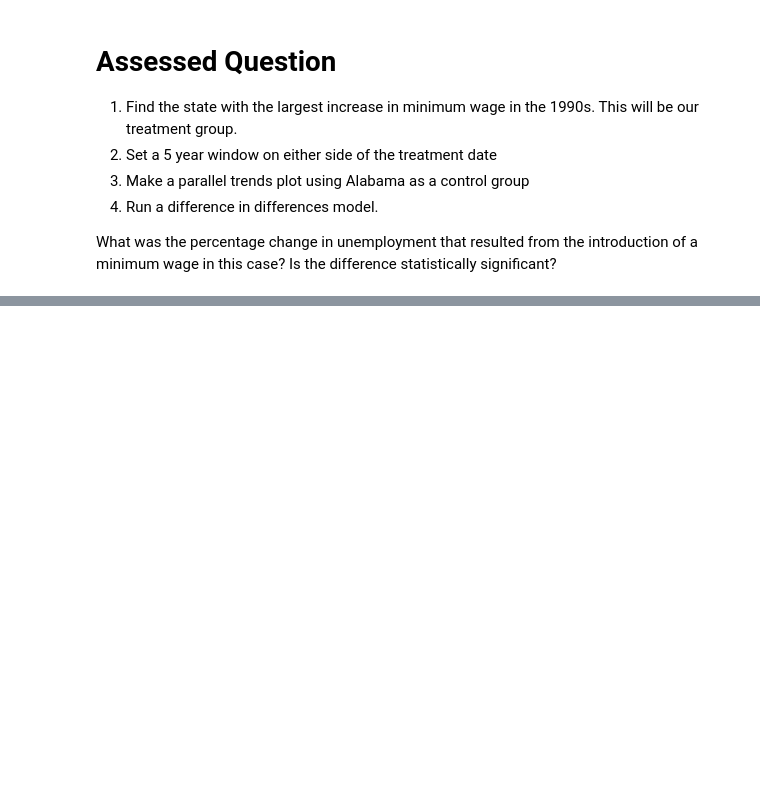
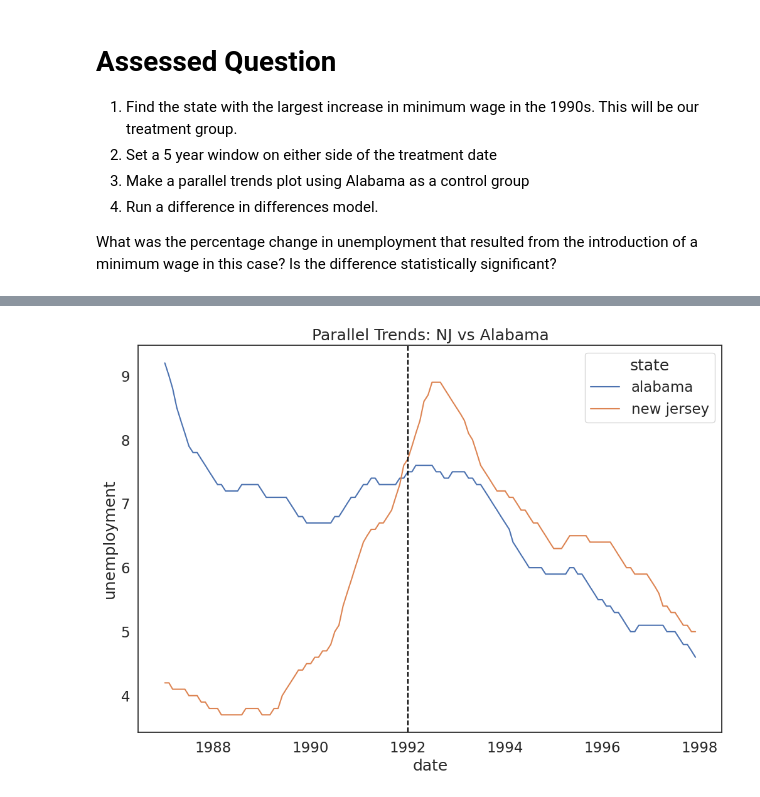
Before and after one commit to skyleranderson05/QM2, a Jupyter notebook: W8_Distributions_and_Basic_Statistics.ipynb, the cells around one changed output, grey strips where cells are left out. Cells and saved outputs as stored; diff of their text form; code cells hidden in the pictures; blank space fills up the shorter version.

```diff
--- a/W8_Distributions_and_Basic_Statistics.ipynb
+++ b/W8_Distributions_and_Basic_Statistics.ipynb
@@ -334,3 +334,15 @@ How do you think this affects our conclusion?
 4. Run a difference in differences model.
 
 What was the percentage change in unemployment that resulted from the introduction of a minimum wage in this case? Is the difference statistically significant?
+# %%
+df_s = pd.read_csv('https://storage.googleapis.com/qm2/wk10/state_data.csv', parse_dates=['date'])
+
+nineties = df_s[(df_s['date'] >= '1990-01-01') & (df_s['date'] <= '1999-12-31')]
+
+mw_change = (
+    nineties.groupby(['state', nineties['date'].dt.year])['minwage'].mean()
+    .groupby('state').agg(['min', 'max'])
+)
+
+mw_change['increase'] = mw_change['max'] - mw_change['min']
+mw_change.sort_values('increase', ascending=False)
@@ -336,0 +368,17 @@ What was the percentage change in unemployment that resulted from the introducti
+# %%
+did = df_s[
+    (df_s['date'] >= '1987-01-01') &
+    (df_s['date'] <= '1997-12-31') &
+    (df_s['state'].isin(['new jersey', 'alabama']))
+]
+
+did['post'] = np.where(did['date'] >= '1992-01-01', 1, 0)
+did['treatment'] = np.where(did['state'] == 'new jersey', 1, 0)
+did['post_treatment'] = did['post'] * did['treatment']
+# %%
+sns.lineplot(data=did, x='date', y='unemployment', hue='state')
+plt.axvline(pd.to_datetime('1992-01-01'), color='black', linestyle='dashed')
+plt.title("Parallel Trends: NJ vs Alabama")
+plt.show()
+# %% [output]
+[figure, added]
```
Also changed, not shown: parts of 3 cells of this notebook.
